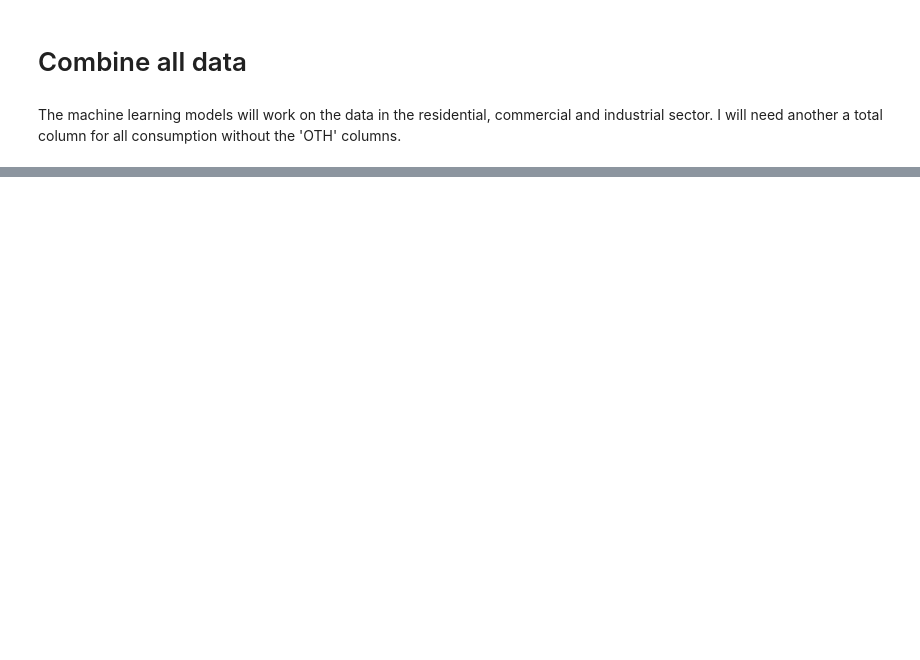
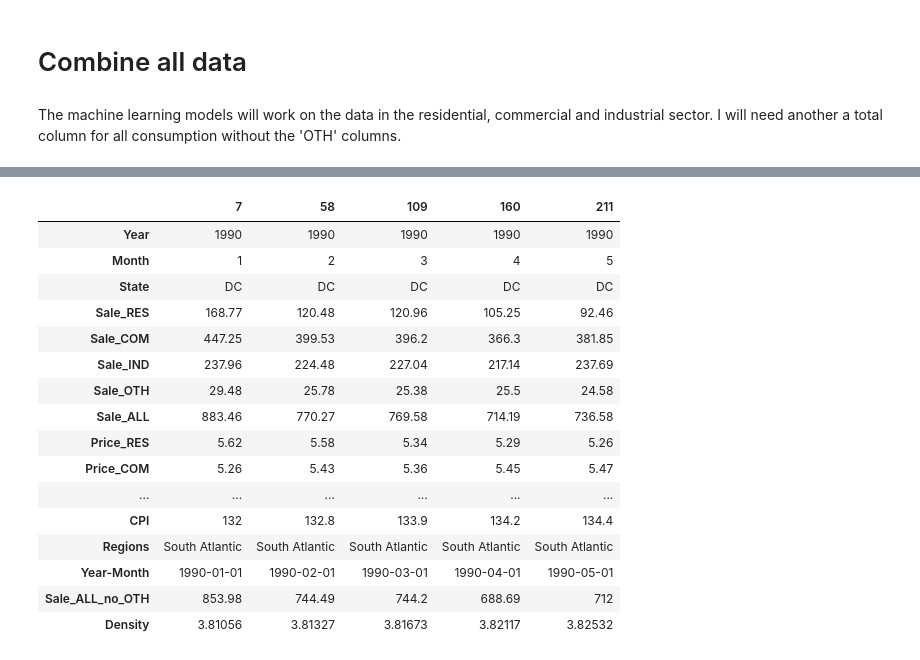
Before and after one commit to worasom/energy_sale_rev, a Jupyter notebook: clean_energy_data.ipynb, the cells around one changed output, grey strips where cells are left out. Cells and saved outputs as stored; diff of their text form; code cells hidden in the pictures; blank space fills up the shorter version.

```diff
--- a/clean_energy_data.ipynb
+++ b/clean_energy_data.ipynb
@@ -1345,0 +1585,4 @@ combine.to_csv(cleanfolder+'combine.csv',index=False)
+# %%
+combine = pd.read_csv(cleanfolder+'combine.csv')
+# find all the null values
+missing = combine[combine.isnull().any(axis=1)]
@@ -1345,0 +1599,22 @@ combine.to_csv(cleanfolder+'combine.csv',index=False)
+# %%
+missing = missing[~missing['State'].isin(['AK','HI'])]
+# %%
+missing.head().T
+# %% [output]
+|  | 7 | 58 | 109 | 160 | 211 |
+| Year | 1990 | 1990 | 1990 | 1990 | 1990 |
+| Month | 1 | 2 | 3 | 4 | 5 |
+| State | DC | DC | DC | DC | DC |
+| Sale_RES | 168.77 | 120.48 | 120.96 | 105.25 | 92.46 |
+| Sale_COM | 447.25 | 399.53 | 396.2 | 366.3 | 381.85 |
+| Sale_IND | 237.96 | 224.48 | 227.04 | 217.14 | 237.69 |
+| Sale_OTH | 29.48 | 25.78 | 25.38 | 25.5 | 24.58 |
+| Sale_ALL | 883.46 | 770.27 | 769.58 | 714.19 | 736.58 |
+| Price_RES | 5.62 | 5.58 | 5.34 | 5.29 | 5.26 |
+| Price_COM | 5.26 | 5.43 | 5.36 | 5.45 | 5.47 |
+| ... | ... | ... | ... | ... | ... |
+| CPI | 132 | 132.8 | 133.9 | 134.2 | 134.4 |
+| Regions | South Atlantic | South Atlantic | South Atlantic | South Atlantic | South Atlantic |
+| Year-Month | 1990-01-01 | 1990-02-01 | 1990-03-01 | 1990-04-01 | 1990-05-01 |
+| Sale_ALL_no_OTH | 853.98 | 744.49 | 744.2 | 688.69 | 712 |
+| Density | 3.81056 | 3.81327 | 3.81673 | 3.82117 | 3.82532 |
```
Also changed, not shown: parts of 49 cells of this notebook, 1 other file.
